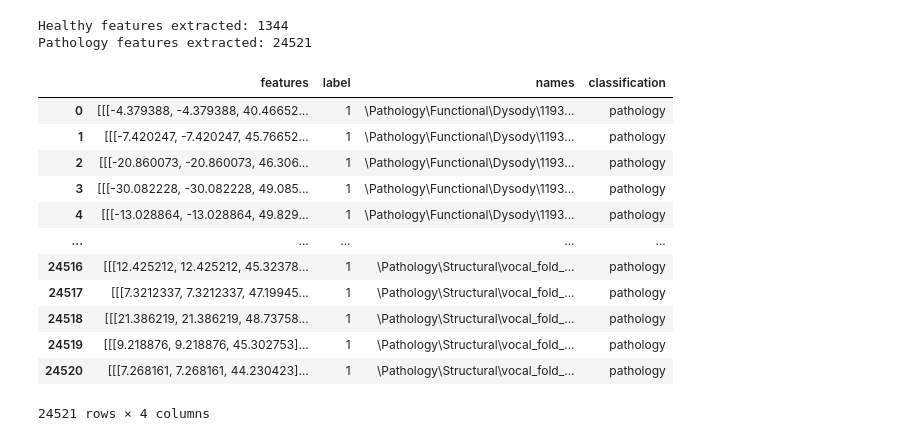
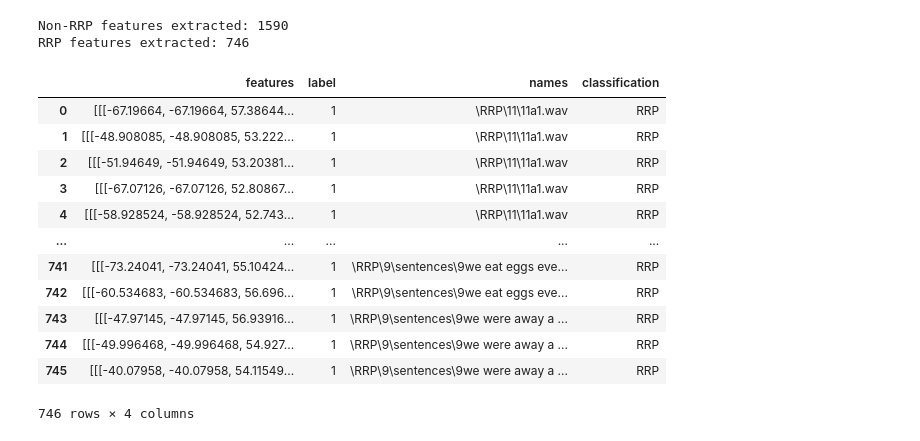
Before and after one commit to ffolaranmi/algorithms-clean, a Jupyter notebook: RRP_Data.ipynb, the cells around one changed output. Saved outputs shown, nothing was run; the diff lists cells and outputs as text; code cells hidden in the pictures.

```diff
--- a/RRP_Data.ipynb
+++ b/RRP_Data.ipynb
@@ -90,12 +88,12 @@ def windows(audio, window_size):
         yield start, int(start) + window_size #Retrieve the sample point index index of length window_size
         start += (window_size / 2) #Calculate the starting position of the next segment
 # %%
-# now only two catergories: 0 - healthy, 1 - pathology
+# now only two categories: 0 - Non-RRP, 1 - RRP
 
-path = 'C:/Users/princ/OneDrive - University of Strathclyde/Documents/university/fourth year/diss/AT2'
+path = 'C:/Users/princ/OneDrive - University of Strathclyde/Documents/university/fourth year/diss/AT3'
 
-extracted_features_hel = pd.DataFrame(columns=['features','label','names','classification'])
-extracted_features_pat = pd.DataFrame(columns=['features','label','names','classification'])
+extracted_features_nonrrp = pd.DataFrame(columns=['features','label','names','classification'])
+extracted_features_rrp    = pd.DataFrame(columns=['features','label','names','classification'])
 
 def extract_features(parent_dir, sub_dirs, label, file_ext="*.wav", bands=60, frames=41):
     '''Wrangle audio data into 60x41x2 frames.'''
@@ -154,13 +152,13 @@ def extract_features(parent_dir, sub_dirs, label, file_ext="*.wav", bands=60, fr
     df = pd.DataFrame(data, columns=['features', 'label', 'names'])
     return df
 # %%
-path = 'C:/Users/princ/OneDrive - University of Strathclyde/Documents/university/fourth year/diss/AT2'
+path = 'C:/Users/princ/OneDrive - University of Strathclyde/Documents/university/fourth year/diss/AT3'
 
-# Healthy -> label 0
-extracted_features_hel = extract_features(path, ['Healthy'], 0)
-print(f"Healthy features extracted: {len(extracted_features_hel)}")
+# Non-RRP -> label 0
+extracted_features_nonrrp = extract_features(path, ['Non-RRP'], 0)
+print(f"Non-RRP features extracted: {len(extracted_features_nonrrp)}")
 
-# Pathology -> label 1
-extracted_features_path = extract_features(path, ['Pathology'], 1)
-print(f"Pathology features extracted: {len(extracted_features_path)}")
+# RRP -> label 1
+extracted_features_rrp = extract_features(path, ['RRP'], 1)
+print(f"RRP features extracted: {len(extracted_features_rrp)}")
 # %% [output]
@@ -207,18 +188,18 @@ AT2/
 # %%
 ## load all data
 
-healthy_folders = ['Healthy']
-pathology_folders = ['Pathology']
+nonrrp_folders = ['Non-RRP']
+rrp_folders = ['RRP']
 
-extracted_features_hel = extract_features(path, healthy_folders, 0)
-extracted_features_path = extract_features(path, pathology_folders, 1)
+extracted_features_nonrrp = extract_features(path, nonrrp_folders, 0)
+extracted_features_rrp    = extract_features(path, rrp_folders, 1)
 
-extracted_features_hel['classification'] = 'healthy'
-extracted_features_path['classification'] = 'pathology'
+extracted_features_nonrrp['classification'] = 'Non-RRP'
+extracted_features_rrp['classification']    = 'RRP'
 
-print(f"Healthy features extracted: {len(extracted_features_hel)}")
-print(f"Pathology features extracted: {len(extracted_features_path)}")
+print(f"Non-RRP features extracted: {len(extracted_features_nonrrp)}")
+print(f"RRP features extracted: {len(extracted_features_rrp)}")
 # %% [output]
-Healthy features extracted: 1344
-Pathology features extracted: 24521
+Non-RRP features extracted: 1590
+RRP features extracted: 746
 # %%
@@ -229,17 +210,17 @@ else:
 # %%
-extracted_features_path
+extracted_features_rrp
 # %% [output]
 |  | features | label | names | classification |
-| 0 | [[[-4.379388, -4.379388, 40.46652... | 1 | \Pathology\Functional\Dysody\1193... | pathology |
-| 1 | [[[-7.420247, -7.420247, 45.76652... | 1 | \Pathology\Functional\Dysody\1193... | pathology |
-| 2 | [[[-20.860073, -20.860073, 46.306... | 1 | \Pathology\Functional\Dysody\1193... | pathology |
-| 3 | [[[-30.082228, -30.082228, 49.085... | 1 | \Pathology\Functional\Dysody\1193... | pathology |
-| 4 | [[[-13.028864, -13.028864, 49.829... | 1 | \Pathology\Functional\Dysody\1193... | pathology |
+| 0 | [[[-67.19664, -67.19664, 57.38644... | 1 | \RRP\11\11a1.wav | RRP |
+| 1 | [[[-48.908085, -48.908085, 53.222... | 1 | \RRP\11\11a1.wav | RRP |
+| 2 | [[[-51.94649, -51.94649, 53.20381... | 1 | \RRP\11\11a1.wav | RRP |
+| 3 | [[[-67.07126, -67.07126, 52.80867... | 1 | \RRP\11\11a1.wav | RRP |
+| 4 | [[[-58.928524, -58.928524, 52.743... | 1 | \RRP\11\11a1.wav | RRP |
 | ... | ... | ... | ... | ... |
-| 24516 | [[[12.425212, 12.425212, 45.32378... | 1 | \Pathology\Structural\vocal_fold_... | pathology |
-| 24517 | [[[7.3212337, 7.3212337, 47.19945... | 1 | \Pathology\Structural\vocal_fold_... | pathology |
-| 24518 | [[[21.386219, 21.386219, 48.73758... | 1 | \Pathology\Structural\vocal_fold_... | pathology |
-| 24519 | [[[9.218876, 9.218876, 45.302753]... | 1 | \Pathology\Structural\vocal_fold_... | pathology |
-| 24520 | [[[7.268161, 7.268161, 44.230423]... | 1 | \Pathology\Structural\vocal_fold_... | pathology |
+| 741 | [[[-73.24041, -73.24041, 55.10424... | 1 | \RRP\9\sentences\9we eat eggs eve... | RRP |
+| 742 | [[[-60.534683, -60.534683, 56.696... | 1 | \RRP\9\sentences\9we eat eggs eve... | RRP |
+| 743 | [[[-47.97145, -47.97145, 56.93916... | 1 | \RRP\9\sentences\9we were away a ... | RRP |
+| 744 | [[[-49.996468, -49.996468, 54.927... | 1 | \RRP\9\sentences\9we were away a ... | RRP |
+| 745 | [[[-40.07958, -40.07958, 54.11549... | 1 | \RRP\9\sentences\9we were away a ... | RRP |
-24521 rows × 4 columns
+746 rows × 4 columns
 # %%
```
Also changed, not shown: parts of 16 cells of this notebook, 9 other files.
